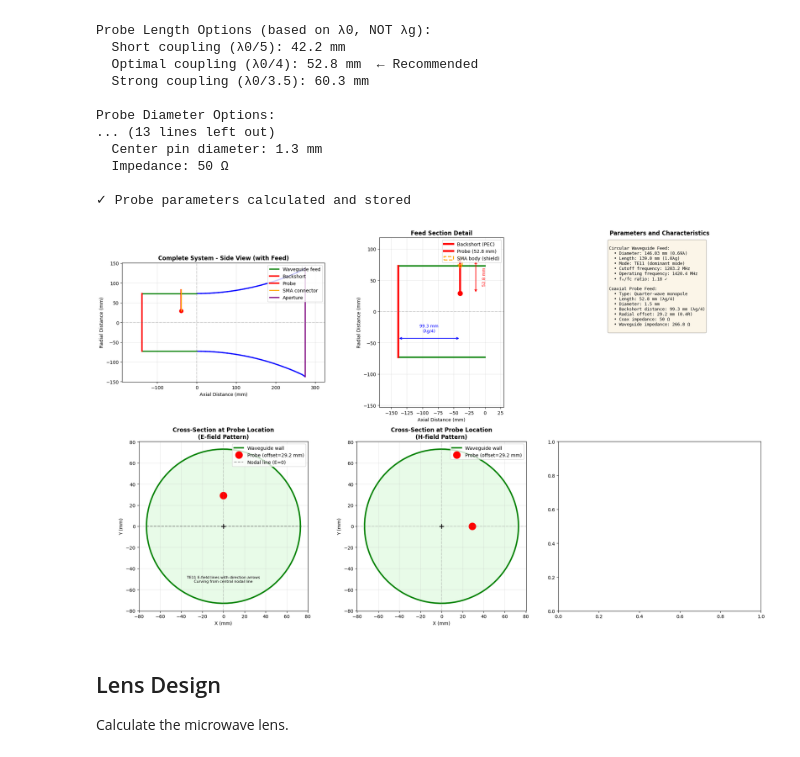
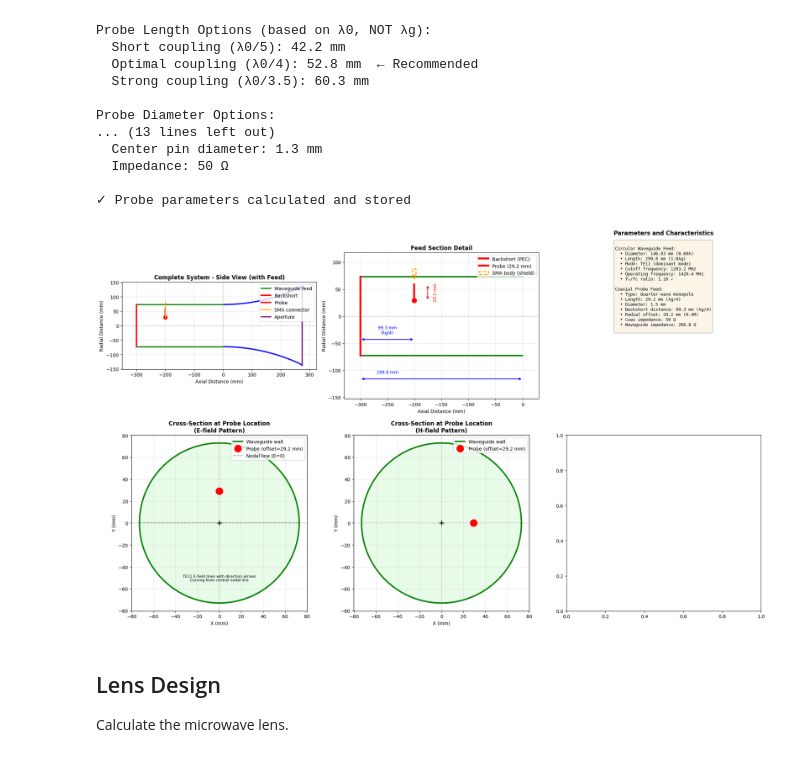
Before and after one commit to RainbowCache/hydrogen-line-horn-antenna, a Jupyter notebook: horn_antenna_design.ipynb, the cells around one changed output. Saved outputs shown, nothing was run; the diff lists cells and outputs as text; code cells hidden in the pictures.

```diff
--- a/horn_antenna_design.ipynb
+++ b/horn_antenna_design.ipynb
@@ -374,8 +374,8 @@ root_te11 = brentq(lambda x: jvp(1, x), 1.0, 3.0)
 cutoff_frequency = root_te11 * speed_of_light_meters_per_second / (np.pi * waveguide_diameter_meters)
 guided_wavelength = target_center_frequency_wavelength_meters / np.sqrt(1 - (cutoff_frequency/target_center_frequency_hz)**2)
 
-probe_to_throat_wavelength_lg = 0.1 #λg
-backshort_to_probe_wavelength_lg = 0.25 #λg
+probe_to_throat_wavelength_lg = 0.5025 #λg Usually between 0.35 and 0.45
+backshort_to_probe_wavelength_lg = 0.25 #λg Quarter-wave. Very important.
 waveguide_length_meters = guided_wavelength * (probe_to_throat_wavelength_lg + backshort_to_probe_wavelength_lg)
 waveguide_length_mm = waveguide_length_meters * 1e3
 probe_backshort_distance_meters = guided_wavelength * backshort_to_probe_wavelength_lg
@@ -453,7 +453,8 @@ print(f"Impedance ratio: {Z_waveguide/Z0_coax:.2f}")
 
 # Probe length - critical for impedance matching
 # The probe is a quarter-wave monopole antenna - uses FREE SPACE wavelength, not guide wavelength!
-probe_length_meters = target_center_frequency_wavelength_meters / 4  # λ0/4 for resonance
+# probe_length_meters = target_center_frequency_wavelength_meters / 4  # λ0/4 for resonance
+probe_length_meters = 0.4 * (waveguide_diameter_meters / 2)
 # Shorten the probe length slightly to help with matching
 probe_length_meters = probe_length_meters # Add 20 mm. I'm just trying to reduce the VSWR and tune it.
 
@@ -484,9 +485,10 @@ print(f"  Distance from backshort: {probe_backshort_distance_meters*1000:.1f} mm
 
 # Probe offset from center (for circular waveguide)
 # For TE11 mode, maximum E-field is at approximately 0.4*radius from center
-probe_offset = 0.4 * (waveguide_diameter_meters / 2)
+probe_offset_meters = 0.4 * (waveguide_diameter_meters / 2)
+probe_offset_mm = probe_offset_meters * 1e3
 
-print(f"  Radial offset from center: {probe_offset*1000:.1f} mm")
+print(f"  Radial offset from center: {probe_offset_meters*1000:.1f} mm")
 print(f"  (Approximately 0.4R for maximum TE11 coupling)")
 
 # SMA connector dimensions (standard panel-mount SMA)
@@ -564,7 +566,7 @@ ax1.plot([feed_start, feed_start],
 
 # Probe position
 probe_x = feed_start + probe_backshort_distance_meters*1e3
-probe_y = probe_offset*1e3
+probe_y = probe_offset_meters*1e3
 ax1.plot([probe_x, probe_x], [probe_y, probe_y + probe_length_meters*1e3],
          'r-', linewidth=3, label='Probe')
 ax1.plot(probe_x, probe_y, 'ro', markersize=8)
@@ -634,6 +636,12 @@ ax2.annotate('', xy=(feed_start, -waveguide_diameter_meters/2*1e3 + 30),
 ax2.text((feed_start + probe_x)/2, -waveguide_diameter_meters/2*1e3 + 40,
          f'{probe_backshort_distance_meters*1e3:.1f} mm\n(λg/4)', ha='center', color='blue', fontsize=9)
 
+ax2.annotate('', xy=(feed_start, -waveguide_diameter_meters*1e3 + 30),
+             xytext=(0, -waveguide_diameter_meters*1e3 + 30),
+             arrowprops=dict(arrowstyle='<->', color='blue', lw=1.5))
+ax2.text((feed_start + probe_x)/2, -waveguide_diameter_meters*1e3 + 40,
+         f'{waveguide_length_mm:.1f} mm', ha='center', color='blue', fontsize=9)
+
 ax2.annotate('', xy=(probe_x + 25, probe_y),
              xytext=(probe_x + 25, probe_y + probe_length_meters*1e3),
              arrowprops=dict(arrowstyle='<->', color='red', lw=1.5))
@@ -662,10 +670,10 @@ ax3.plot(wg_x, wg_y, 'g-', linewidth=3, label='Waveguide wall')
 ax3.fill(wg_x, wg_y, color='lightgreen', alpha=0.2)
 
 # Probe position
-ax3.plot(0, probe_offset*1e3, 'ro', markersize=15, label=f'Probe (offset={probe_offset*1e3:.1f} mm)')
+ax3.plot(0, probe_offset_meters*1e3, 'ro', markersize=15, label=f'Probe (offset={probe_offset_meters*1e3:.1f} mm)')
 
 # Probe circle
-probe_circle = plt.Circle((0, probe_offset*1e3), probe_diameter_typ/2*1e3,
+probe_circle = plt.Circle((0, probe_offset_meters*1e3), probe_diameter_typ/2*1e3,
                           color='red', alpha=0.5)
 ax3.add_patch(probe_circle)
 
@@ -698,10 +706,10 @@ ax3b.plot(wg_x, wg_y, 'g-', linewidth=3, label='Waveguide wall')
 ax3b.fill(wg_x, wg_y, color='lightgreen', alpha=0.2)
 
 # Probe position
-ax3b.plot(probe_offset*1e3, 0, 'ro', markersize=15, label=f'Probe (offset={probe_offset*1e3:.1f} mm)')
+ax3b.plot(probe_offset_meters*1e3, 0, 'ro', markersize=15, label=f'Probe (offset={probe_offset_meters*1e3:.1f} mm)')
 
 # Probe circle
-probe_circle_h = plt.Circle((probe_offset*1e3, 0), probe_diameter_typ/2*1e3,
+probe_circle_h = plt.Circle((probe_offset_meters*1e3, 0), probe_diameter_typ/2*1e3,
                           color='red', alpha=0.5)
 ax3b.add_patch(probe_circle_h)
 
@@ -718,35 +726,35 @@ ax3b.legend(loc='upper right')
 ax4 = axes[0, 2]
 ax4.set_title('Parameters and Characteristics', fontsize=12, fontweight='bold')
 ax4.axis('off')
 
 # Text description
 info_text = f"""
 Circular Waveguide Feed:
   • Diameter: {waveguide_diameter_meters*1000:.2f} mm ({waveguide_diameter_meters/target_center_frequency_wavelength_meters:.2f}λ)
   • Length: {waveguide_length_meters*1000:.1f} mm (1.0λg)
   • Mode: TE11 (dominant mode)
   • Cutoff frequency: {cutoff_frequency/1e6:.1f} MHz
   • Operating frequency: {target_center_frequency_hz/1e6:.1f} MHz
   • f₀/fc ratio: {target_center_frequency_hz/cutoff_frequency:.2f} ✓
 
 Coaxial Probe Feed:
   • Type: Quarter-wave monopole
   • Length: {probe_length_meters*1e3:.1f} mm (λg/4)
   • Diameter: {probe_diameter_typ*1e3:.1f} mm
   • Backshort distance: {probe_backshort_distance_meters*1e3:.1f} mm (λg/4)
-  • Radial offset: {probe_offset*1e3:.1f} mm (0.4R)
+  • Radial offset: {probe_offset_meters*1e3:.1f} mm (0.4R)
   • Coax impedance: 50 Ω
   • Waveguide impedance: {Z_waveguide:.1f} Ω
 """
 
 ax4.text(0.25, 0.98, info_text, transform=ax4.transAxes,
          fontsize=9, verticalalignment='top', horizontalalignment='left', family='monospace',
          bbox=dict(boxstyle='round', facecolor='wheat', alpha=0.3))
 
 plt.tight_layout()
 plt.show()
 # %% [output]
-[figure, old version]
+[figure, new version]
 # %% [markdown]
 ## Lens Design
 
```
Also changed, not shown: parts of 6 cells of this notebook.
